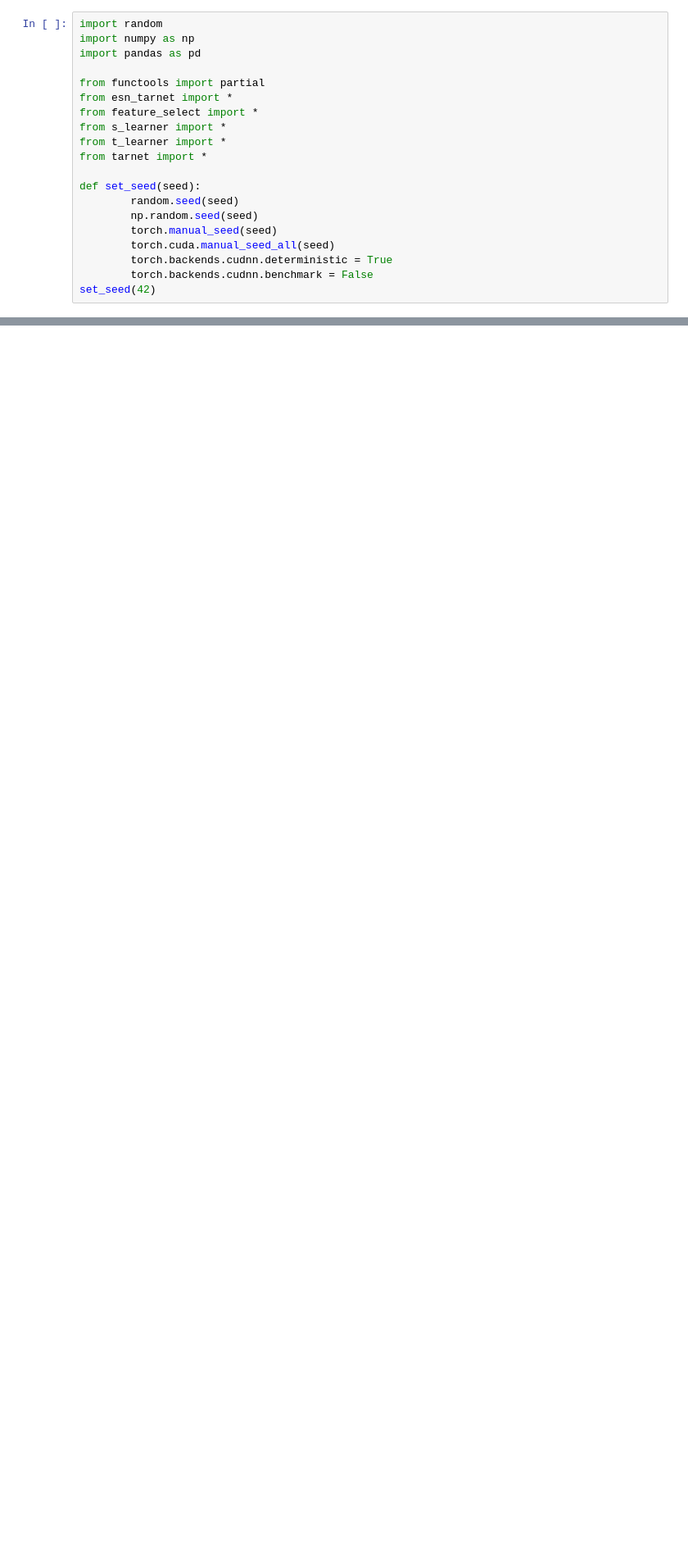
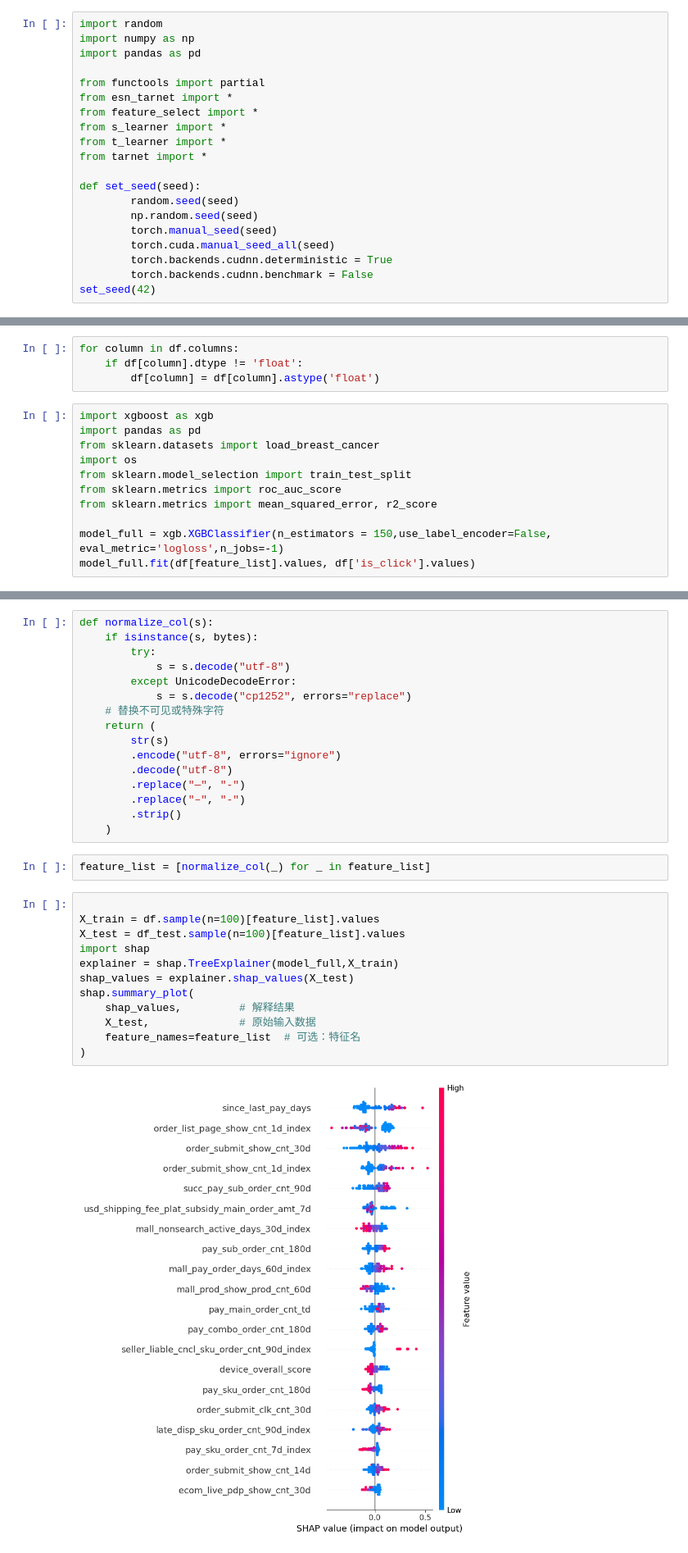
Before and after one commit to wyx1010120806/Deepuplift_for_multiple_treatment, a Jupyter notebook: feature_select.ipynb, the cells around one changed output, grey strips where cells are left out. Shown at 82% size. Drawn from its saved outputs; the diff is of its cells as text; blank space fills up the shorter version.

```diff
--- a/feature_select.ipynb
+++ b/feature_select.ipynb
@@ -101,0 +86,15 @@ Feature order_unpay_cnt_30d_index: min index=0.0, max index=31.0, embedding num_
+# %%
+for column in df.columns:
+    if df[column].dtype != 'float':
+        df[column] = df[column].astype('float')
+# %%
+import xgboost as xgb
+import pandas as pd
+from sklearn.datasets import load_breast_cancer
+import os
+from sklearn.model_selection import train_test_split
+from sklearn.metrics import roc_auc_score
+from sklearn.metrics import mean_squared_error, r2_score
+
+model_full = xgb.XGBClassifier(n_estimators = 150,use_label_encoder=False, eval_metric='logloss',n_jobs=-1)
+model_full.fit(df[feature_list].values, df['is_click'].values)
@@ -101,0 +127,32 @@ Feature order_unpay_cnt_30d_index: min index=0.0, max index=31.0, embedding num_
+# %%
+def normalize_col(s):
+    if isinstance(s, bytes):
+        try:
+            s = s.decode("utf-8")
+        except UnicodeDecodeError:
+            s = s.decode("cp1252", errors="replace")
+    # 替换不可见或特殊字符
+    return (
+        str(s)
+        .encode("utf-8", errors="ignore")
+        .decode("utf-8")
+        .replace("—", "-")
+        .replace("–", "-")
+        .strip()
+    )
+# %%
+feature_list = [normalize_col(_) for _ in feature_list]
+# %%
+
+X_train = df.sample(n=100)[feature_list].values
+X_test = df_test.sample(n=100)[feature_list].values
+import shap
+explainer = shap.TreeExplainer(model_full,X_train)
+shap_values = explainer.shap_values(X_test)
+shap.summary_plot(
+    shap_values,         # 解释结果
+    X_test,              # 原始输入数据
+    feature_names=feature_list  # 可选：特征名
+)
+# %% [output]
+[figure, added]
```
Also changed, not shown: parts of 11 cells of this notebook, 9 other files.
